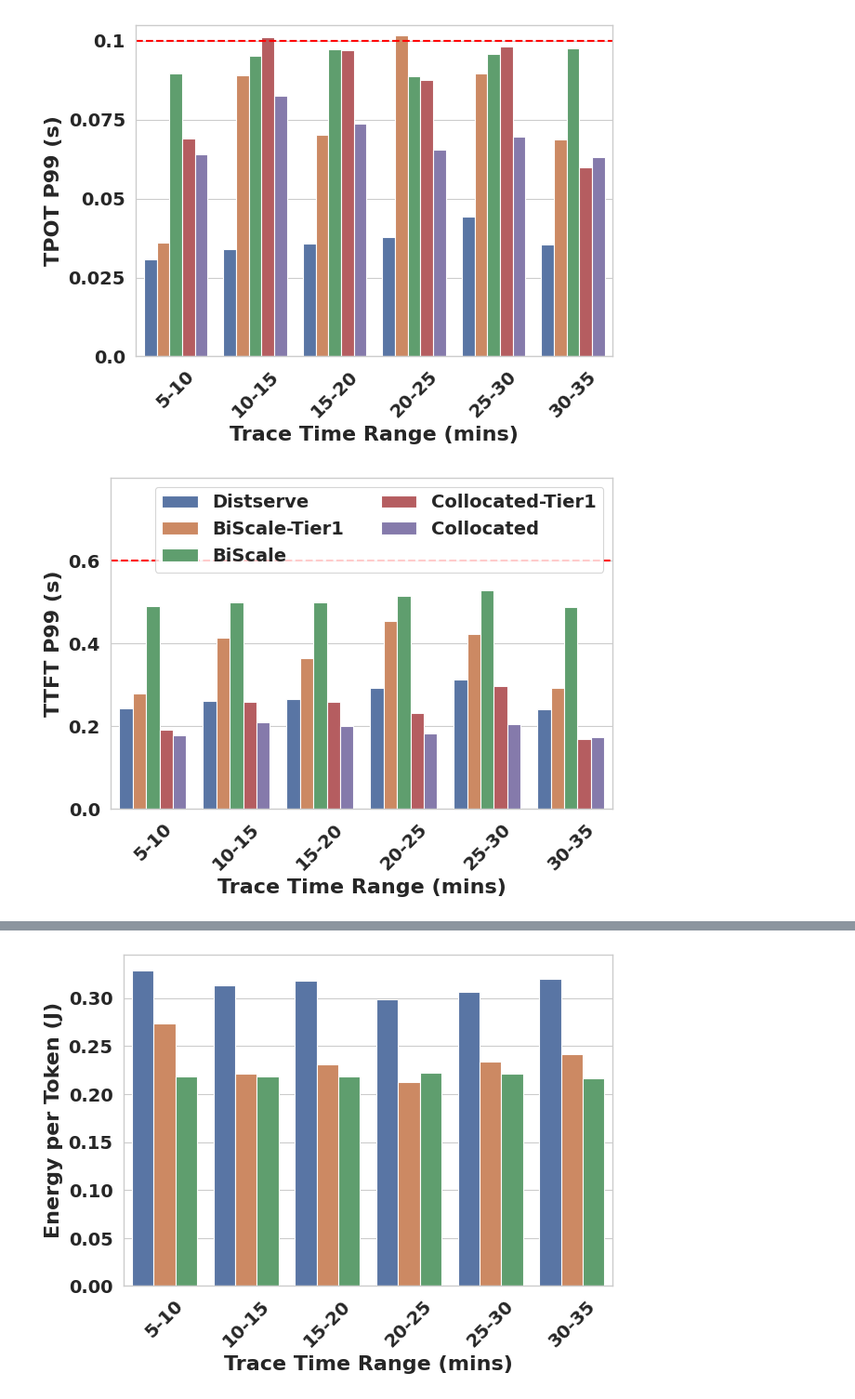
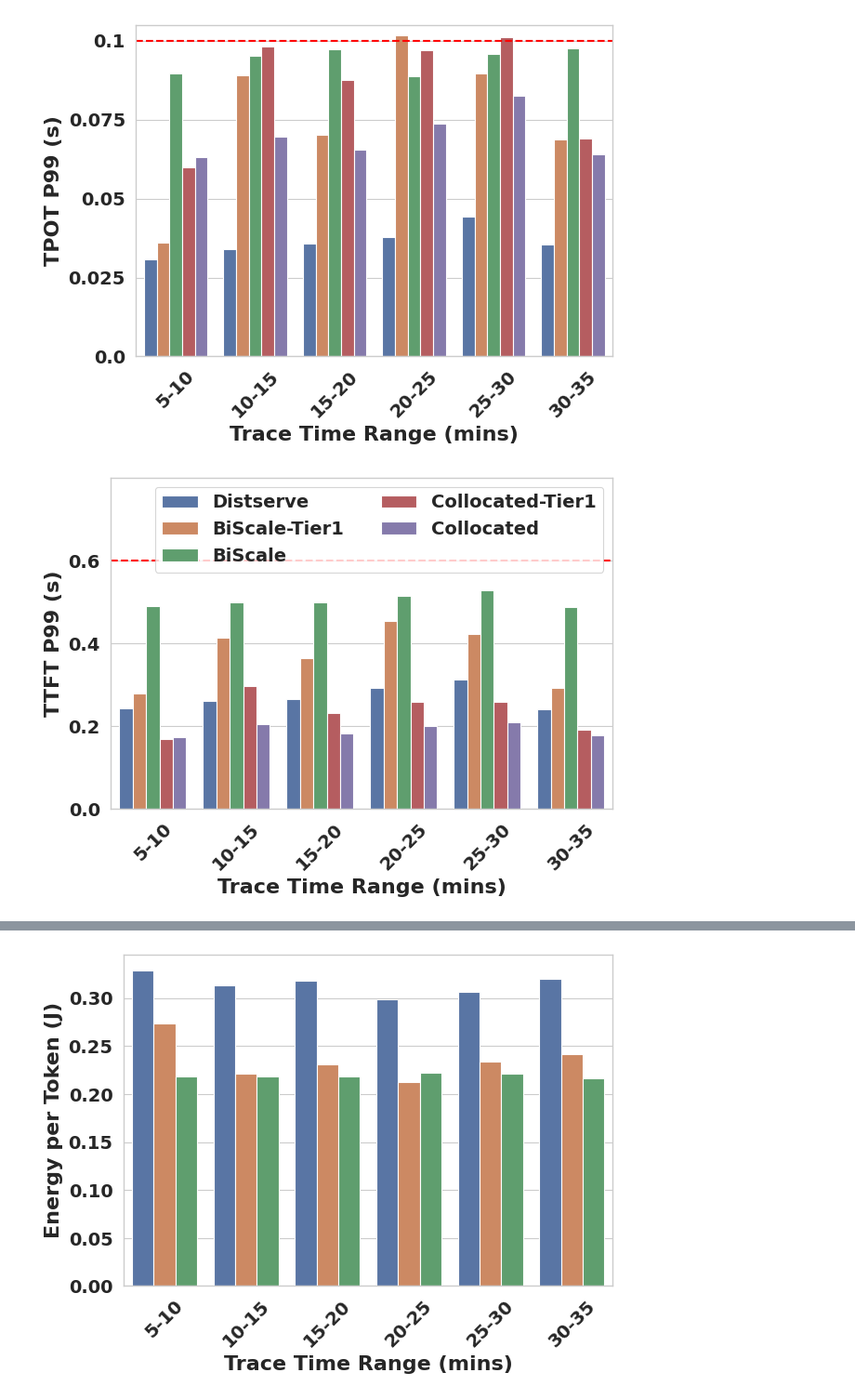
Before and after one commit to Louis-99/vllm-fork, a Jupyter notebook: additional_stuff/sosp_evals/2_nodes/disag_vs_collocated.ipynb, the cells around one changed output, grey strips where cells are left out. Shown at 93% size. Drawn from its saved outputs; the diff is of its cells as text; code cells hidden in the pictures.

```diff
--- a/additional_stuff/sosp_evals/2_nodes/disag_vs_collocated.ipynb
+++ b/additional_stuff/sosp_evals/2_nodes/disag_vs_collocated.ipynb
@@ -493,18 +480,18 @@ rename_mapping = {
     'OURS_R5_JAN3_REAL_P85_3_DVFS_W': 'BiScale 40',
     'OURS_R5_JAN3_REAL_P85_2_DVFS_W': 'BiScale 25',
     'OURS_R5_JAN3_REAL_P85_1_DVFS_W': 'BiScale 10',
-    'OURS_CHUNK_FEB24_REAL_P85_1_node0': 'Collocated-Tier1 85',
-    'OURS_CHUNK_FEB24_REAL_P85_2_node0': 'Collocated-Tier1 70',
-    'OURS_CHUNK_FEB24_REAL_P85_3_node0': 'Collocated-Tier1 55',
-    'OURS_CHUNK_FEB24_REAL_P85_4_node0': 'Collocated-Tier1 40',
-    'OURS_CHUNK_FEB24_REAL_P85_5_node0': 'Collocated-Tier1 25',
-    'OURS_CHUNK_FEB24_REAL_P85_6_node0': 'Collocated-Tier1 10',
-    'OURS_CHUNK_FEB24_REAL_P85_1_DVFS_node1': 'Collocated 85',
-    'OURS_CHUNK_FEB24_REAL_P85_2_DVFS_node1': 'Collocated 70',
-    'OURS_CHUNK_FEB24_REAL_P85_3_DVFS_node1': 'Collocated 55',
-    'OURS_CHUNK_FEB24_REAL_P85_4_DVFS_node1': 'Collocated 40',
-    'OURS_CHUNK_FEB24_REAL_P85_5_DVFS_node1': 'Collocated 25',
-    'OURS_CHUNK_FEB24_REAL_P85_6_DVFS_node1': 'Collocated 10'
+    'OURS_CHUNK_FEB24_REAL_P85_6_node0': 'Collocated-Tier1 85',
+    'OURS_CHUNK_FEB24_REAL_P85_5_node0': 'Collocated-Tier1 70',
+    'OURS_CHUNK_FEB24_REAL_P85_4_node0': 'Collocated-Tier1 55',
+    'OURS_CHUNK_FEB24_REAL_P85_3_node0': 'Collocated-Tier1 40',
+    'OURS_CHUNK_FEB24_REAL_P85_2_node0': 'Collocated-Tier1 25',
+    'OURS_CHUNK_FEB24_REAL_P85_1_node0': 'Collocated-Tier1 10',
+    'OURS_CHUNK_FEB24_REAL_P85_6_DVFS_node1': 'Collocated 85',
+    'OURS_CHUNK_FEB24_REAL_P85_5_DVFS_node1': 'Collocated 70',
+    'OURS_CHUNK_FEB24_REAL_P85_4_DVFS_node1': 'Collocated 55',
+    'OURS_CHUNK_FEB24_REAL_P85_3_DVFS_node1': 'Collocated 40',
+    'OURS_CHUNK_FEB24_REAL_P85_2_DVFS_node1': 'Collocated 25',
+    'OURS_CHUNK_FEB24_REAL_P85_1_DVFS_node1': 'Collocated 10'
 
 }
 
@@ -575,32 +562,32 @@ ax.set_yticklabels(['0.0', '0.2', '0.4', '0.6'], fontsize=14, fontweight='bold')
 ax.legend(title="", ncol=2, prop={"size": 14, "weight": "bold"})
 plt.tight_layout()
 plt.savefig("figs/real_85p_trace_ttft_w_coll.pdf", format="pdf")
 
 ############################ energy per request - total #######################
 
 df_results['energy_per_req'] = df_results['energy_j'] / df_results['num_requests']
 sns.set_theme(context="paper", style="whitegrid")
 plt.figure()
 ax = sns.barplot(
     x="rps",
     y="energy_per_req",
     hue="name",
     data=df_results,
     dodge=True,
 )
 
 # Customize the plot
 ax.set_xlabel('Trace Time Range (mins)', fontsize=16, fontweight='bold')
 ax.set_ylabel('Energy per Request (J)', fontsize=16, fontweight='bold')
 
 ax.set_xticks([0,1,2, 3, 4, 5])
 ax.set_xticklabels(['5-10', '10-15', '15-20', '20-25', '25-30', '30-35'], fontsize=14, rotation=45, ha='center', fontweight='bold')
 ax.tick_params(axis='y', labelsize=14)
 for label in ax.get_yticklabels():
     label.set_fontweight('bold')
 ax.legend_.remove()
 plt.tight_layout()
 plt.savefig("figs/real_85p_trace_energy_per_request_total_w_coll.pdf", format="pdf")
 # %% [output]
-[figure, old version]
+[figure, new version]
-[figure, old version]
+[figure, new version]
```
Also changed, not shown: parts of 6 cells of this notebook, 23 other files.
